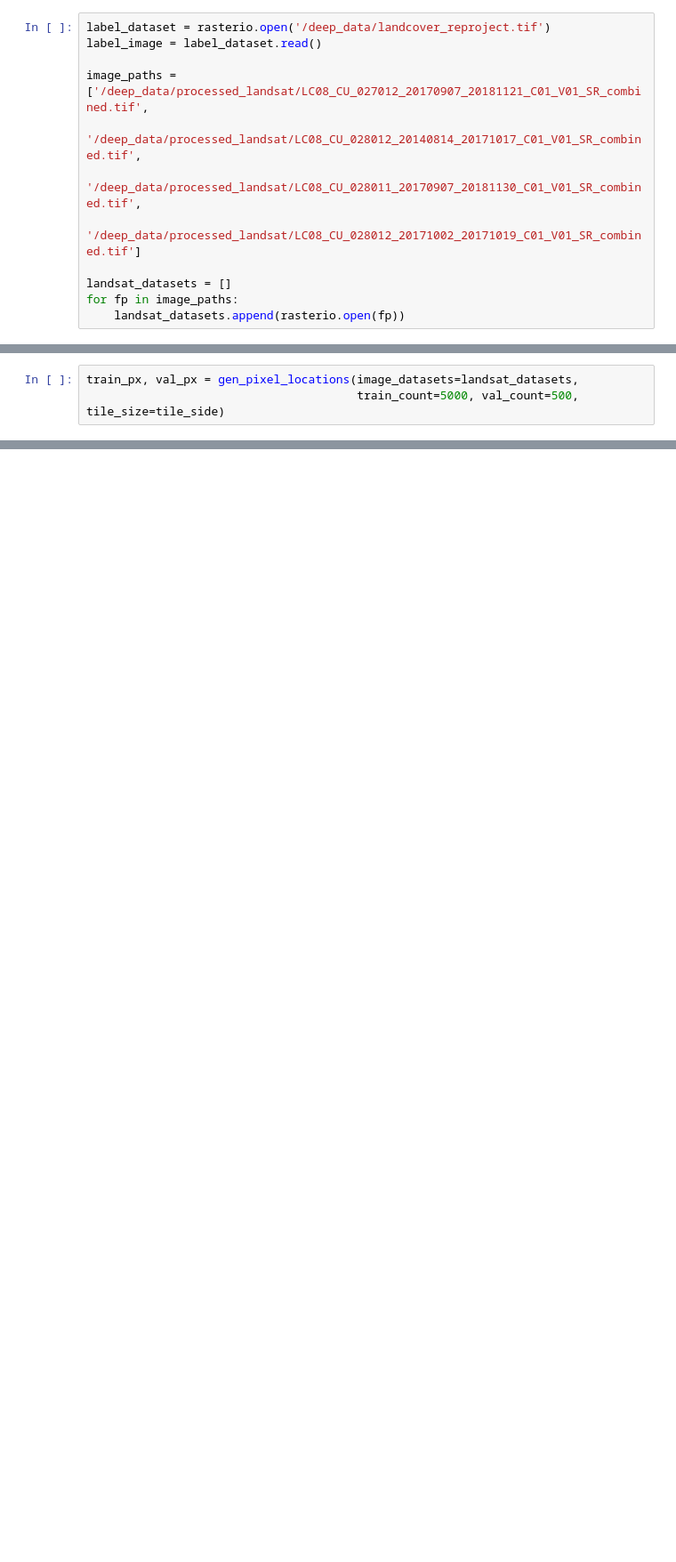
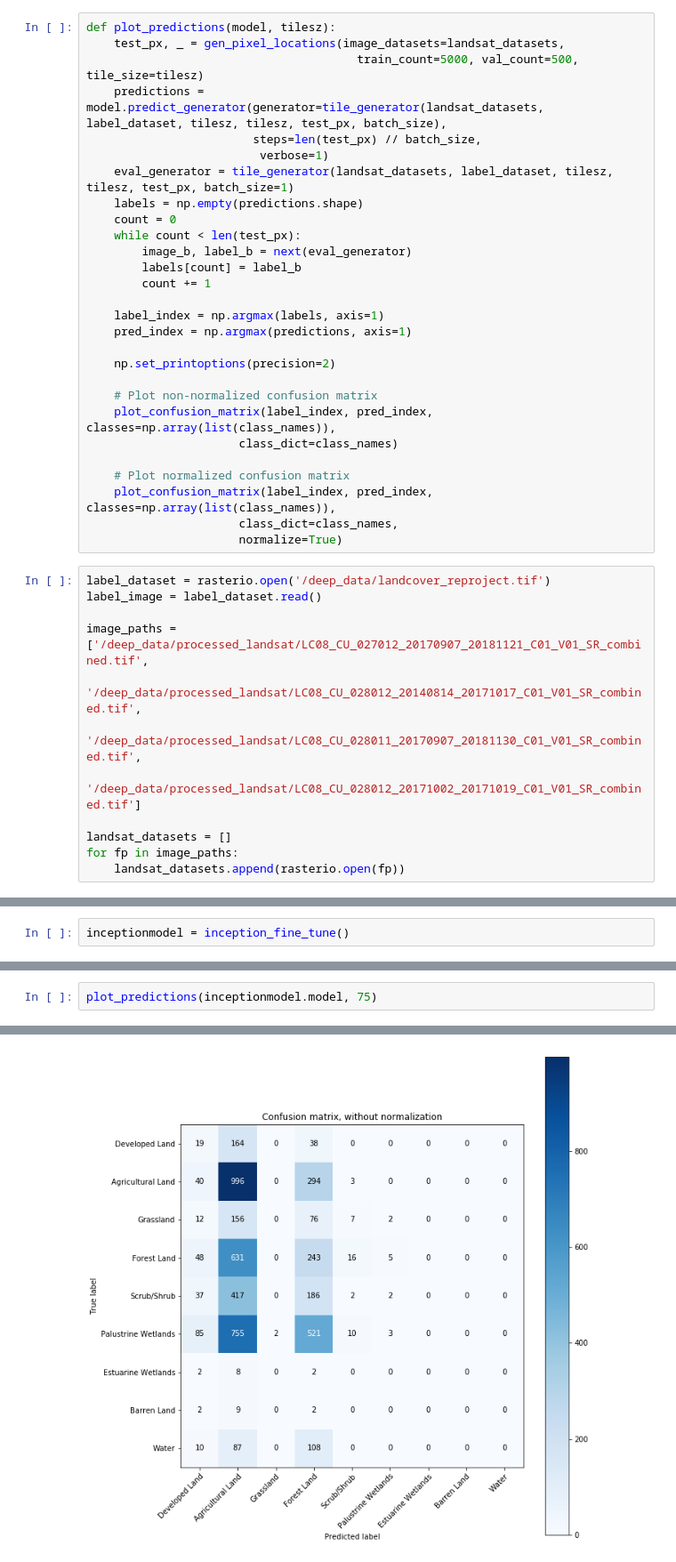
Before and after one commit to patrickcgray/landcover_rcnn, a Jupyter notebook: All Networks Fine-tuned.ipynb, the cells around one changed output, grey strips where cells are left out. Shown at 89% size. Saved outputs shown, nothing was run; the diff lists cells and outputs as text; blank space fills up the shorter version.

```diff
--- a/All Networks Fine-tuned.ipynb
+++ b/All Networks Fine-tuned.ipynb
@@ -145,6 +297,34 @@ def gen_pixel_locations(image_datasets, train_count, val_count, tile_size):
 
 
     return (train_pixels, val_pixels)
+# %%
+def plot_predictions(model, tilesz):
+    test_px, _ = gen_pixel_locations(image_datasets=landsat_datasets,
+                                       train_count=5000, val_count=500, tile_size=tilesz)
+    predictions = model.predict_generator(generator=tile_generator(landsat_datasets, label_dataset, tilesz, tilesz, test_px, batch_size),
+                        steps=len(test_px) // batch_size,
+                         verbose=1)
+    eval_generator = tile_generator(landsat_datasets, label_dataset, tilesz, tilesz, test_px, batch_size=1)
+    labels = np.empty(predictions.shape)
+    count = 0
+    while count < len(test_px):
+        image_b, label_b = next(eval_generator)
+        labels[count] = label_b
+        count += 1
+
+    label_index = np.argmax(labels, axis=1)
+    pred_index = np.argmax(predictions, axis=1)
+
+    np.set_printoptions(precision=2)
+
+    # Plot non-normalized confusion matrix
+    plot_confusion_matrix(label_index, pred_index, classes=np.array(list(class_names)),
+                      class_dict=class_names)
+
+    # Plot normalized confusion matrix
+    plot_confusion_matrix(label_index, pred_index, classes=np.array(list(class_names)),
+                      class_dict=class_names,
+                      normalize=True)
 # %%
 label_dataset = rasterio.open('/deep_data/landcover_reproject.tif')
 label_image = label_dataset.read()
@@ -174,6 +352,3 @@ input_shape = (img_rows, img_cols, img_bands)
 print(num_classes)
 # %% [output]
 23
-# %%
-train_px, val_px = gen_pixel_locations(image_datasets=landsat_datasets,
-                                       train_count=5000, val_count=500, tile_size=tile_side)
@@ -327,0 +540,2 @@ Epoch 1/1
+# %%
+inceptionmodel = inception_fine_tune()
@@ -327,0 +559,3 @@ Epoch 1/1
+# %%
+plot_predictions(inceptionmodel.model, 75)
+# %% [output]
@@ -327,0 +563 @@ Epoch 1/1
+[figure, added]
```
Also changed, not shown: parts of 14 cells of this notebook, 3 other files.
